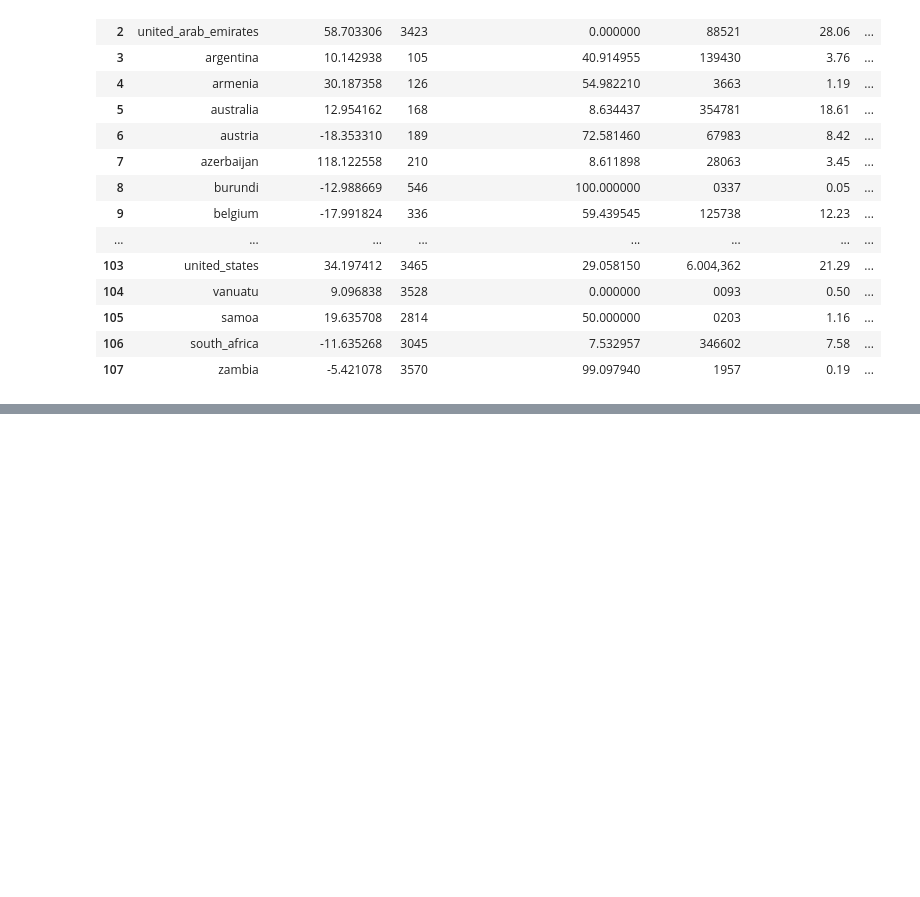
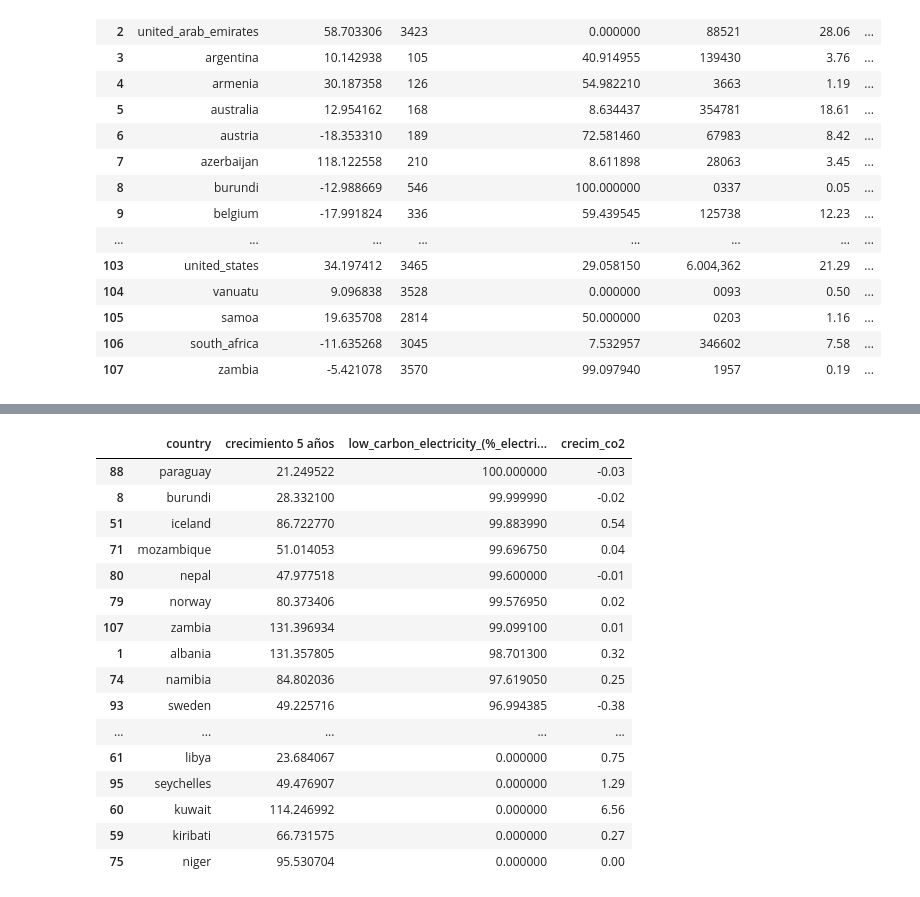
Before and after one commit to Gbau11/Proyecto, a Jupyter notebook: Groups.ipynb, the cells around one changed output, grey strips where cells are left out. Cells and saved outputs as stored; diff of their text form; code cells hidden in the pictures; blank space fills up the shorter version.

```diff
--- a/Groups.ipynb
+++ b/Groups.ipynb
@@ -1084,0 +1151,2 @@ df__2000
+# %%
+df__2005_cre_co2_tabla=df__2005_cre_co2.sort_values(by='crecimiento 5 años',ascending=False)
@@ -1084,0 +1175,20 @@ df__2000
+# %%
+df__2005_cre_co2_tabla.sort_values(by='low_carbon_electricity_(%_electricity)',ascending=False)
+# %% [output]
+|  | country | crecimiento 5 años | low_carbon_electricity_(%_electri... | crecim_co2 |
+| 88 | paraguay | 21.249522 | 100.000000 | -0.03 |
+| 8 | burundi | 28.332100 | 99.999990 | -0.02 |
+| 51 | iceland | 86.722770 | 99.883990 | 0.54 |
+| 71 | mozambique | 51.014053 | 99.696750 | 0.04 |
+| 80 | nepal | 47.977518 | 99.600000 | -0.01 |
+| 79 | norway | 80.373406 | 99.576950 | 0.02 |
+| 107 | zambia | 131.396934 | 99.099100 | 0.01 |
+| 1 | albania | 131.357805 | 98.701300 | 0.32 |
+| 74 | namibia | 84.802036 | 97.619050 | 0.25 |
+| 93 | sweden | 49.225716 | 96.994385 | -0.38 |
+| ... | ... | ... | ... | ... |
+| 61 | libya | 23.684067 | 0.000000 | 0.75 |
+| 95 | seychelles | 49.476907 | 0.000000 | 1.29 |
+| 60 | kuwait | 114.246992 | 0.000000 | 6.56 |
+| 59 | kiribati | 66.731575 | 0.000000 | 0.27 |
+| 75 | niger | 95.530704 | 0.000000 | 0.00 |
```
Also changed, not shown: parts of 17 cells of this notebook.
